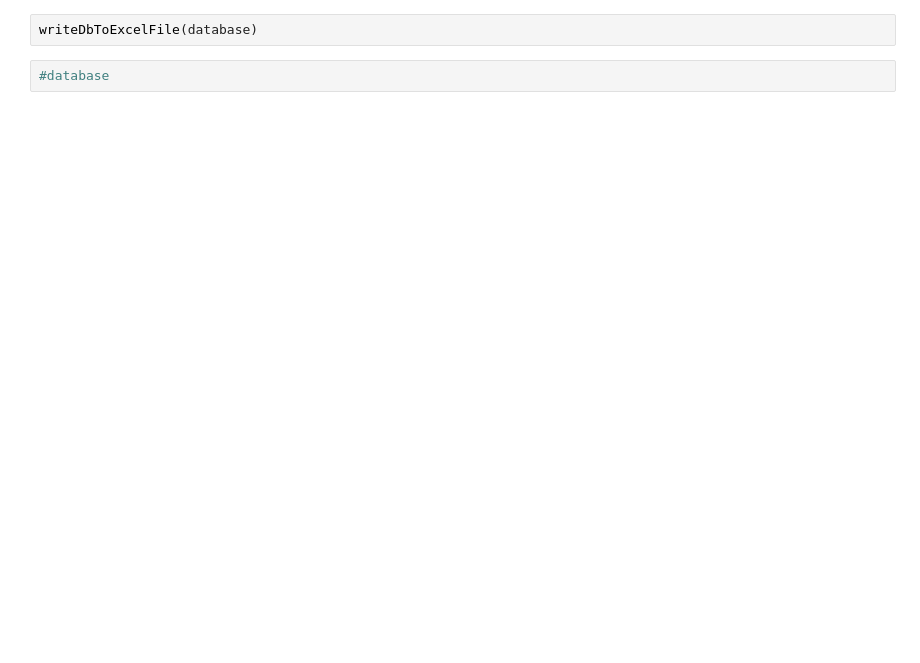
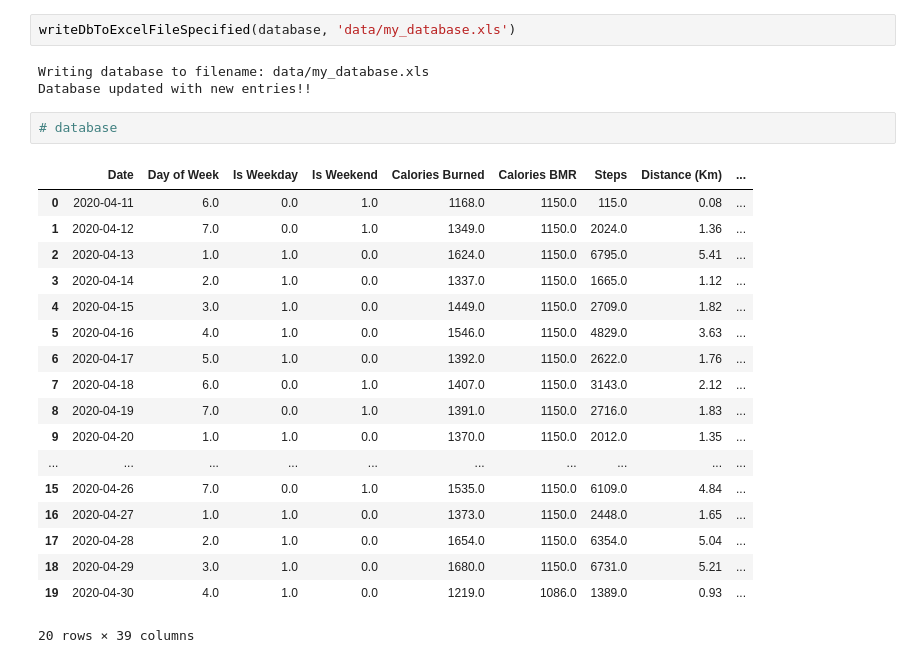
Before and after one commit to mliu356/fitbit-sleep-analyzer, a Jupyter notebook: fitbit-data-cleaner.ipynb, the cells around one changed output. Cells and saved outputs as stored; diff of their text form; blank space fills up the shorter version.

```diff
--- a/fitbit-data-cleaner.ipynb
+++ b/fitbit-data-cleaner.ipynb
@@ -212,4 +278,26 @@ database = fetchData(database)
+# %%
+writeDbToExcelFileSpecified(database, 'data/my_database.xls')
+# %% [output]
+Writing database to filename: data/my_database.xls
+Database updated with new entries!!
 # %%
-writeDbToExcelFile(database)
+# database
+# %% [output]
+|  | Date | Day of Week | Is Weekday | Is Weekend | Calories Burned | Calories BMR | Steps | Distance (Km) | ... |
+| 0 | 2020-04-11 | 6.0 | 0.0 | 1.0 | 1168.0 | 1150.0 | 115.0 | 0.08 | ... |
+| 1 | 2020-04-12 | 7.0 | 0.0 | 1.0 | 1349.0 | 1150.0 | 2024.0 | 1.36 | ... |
+| 2 | 2020-04-13 | 1.0 | 1.0 | 0.0 | 1624.0 | 1150.0 | 6795.0 | 5.41 | ... |
+| 3 | 2020-04-14 | 2.0 | 1.0 | 0.0 | 1337.0 | 1150.0 | 1665.0 | 1.12 | ... |
+| 4 | 2020-04-15 | 3.0 | 1.0 | 0.0 | 1449.0 | 1150.0 | 2709.0 | 1.82 | ... |
+| 5 | 2020-04-16 | 4.0 | 1.0 | 0.0 | 1546.0 | 1150.0 | 4829.0 | 3.63 | ... |
+| 6 | 2020-04-17 | 5.0 | 1.0 | 0.0 | 1392.0 | 1150.0 | 2622.0 | 1.76 | ... |
+| 7 | 2020-04-18 | 6.0 | 0.0 | 1.0 | 1407.0 | 1150.0 | 3143.0 | 2.12 | ... |
+| 8 | 2020-04-19 | 7.0 | 0.0 | 1.0 | 1391.0 | 1150.0 | 2716.0 | 1.83 | ... |
+| 9 | 2020-04-20 | 1.0 | 1.0 | 0.0 | 1370.0 | 1150.0 | 2012.0 | 1.35 | ... |
+| ... | ... | ... | ... | ... | ... | ... | ... | ... | ... |
+| 15 | 2020-04-26 | 7.0 | 0.0 | 1.0 | 1535.0 | 1150.0 | 6109.0 | 4.84 | ... |
+| 16 | 2020-04-27 | 1.0 | 1.0 | 0.0 | 1373.0 | 1150.0 | 2448.0 | 1.65 | ... |
+| 17 | 2020-04-28 | 2.0 | 1.0 | 0.0 | 1654.0 | 1150.0 | 6354.0 | 5.04 | ... |
+| 18 | 2020-04-29 | 3.0 | 1.0 | 0.0 | 1680.0 | 1150.0 | 6731.0 | 5.21 | ... |
+| 19 | 2020-04-30 | 4.0 | 1.0 | 0.0 | 1219.0 | 1086.0 | 1389.0 | 0.93 | ... |
+20 rows × 39 columns
-# %%
-#database
```
Also changed, not shown: parts of 9 cells of this notebook, 4 other files.
